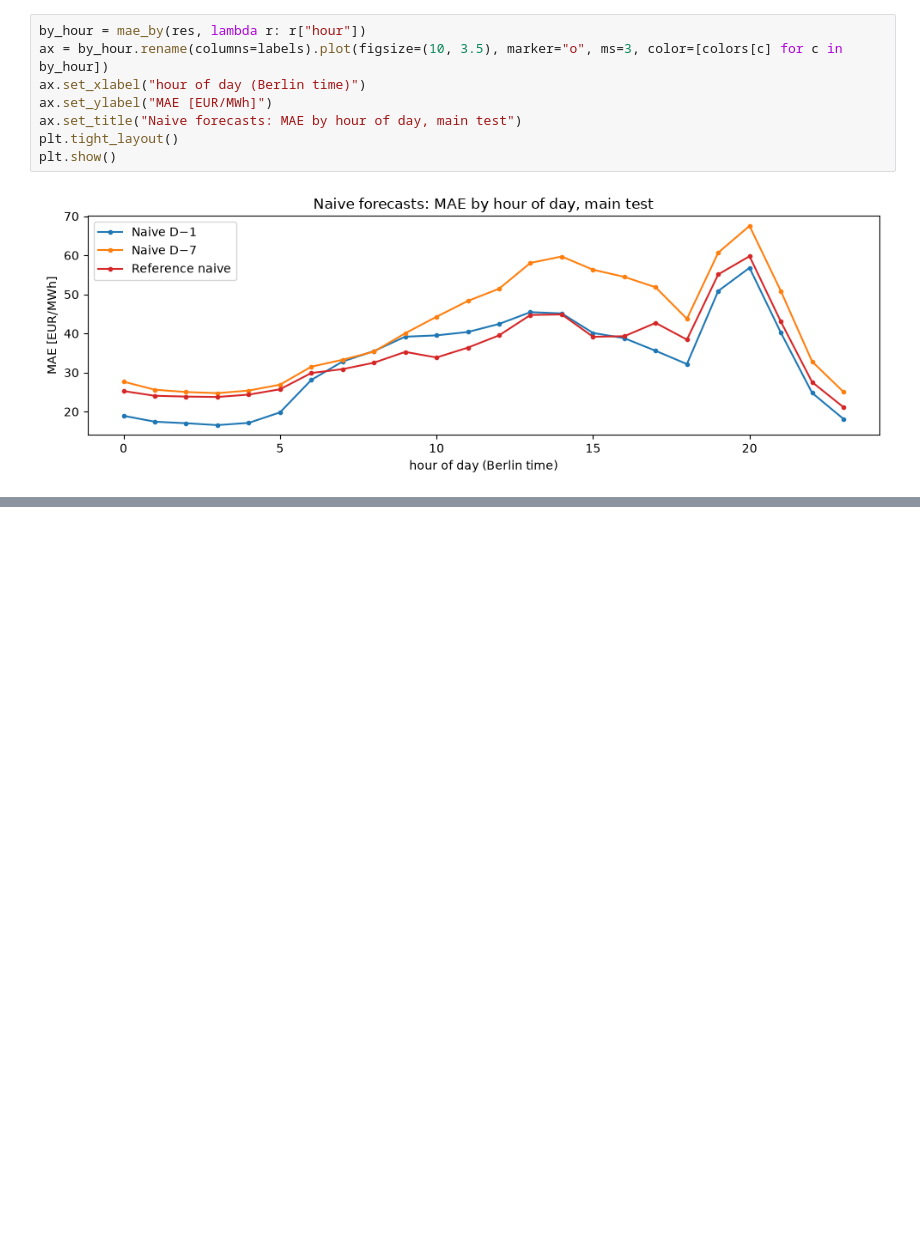
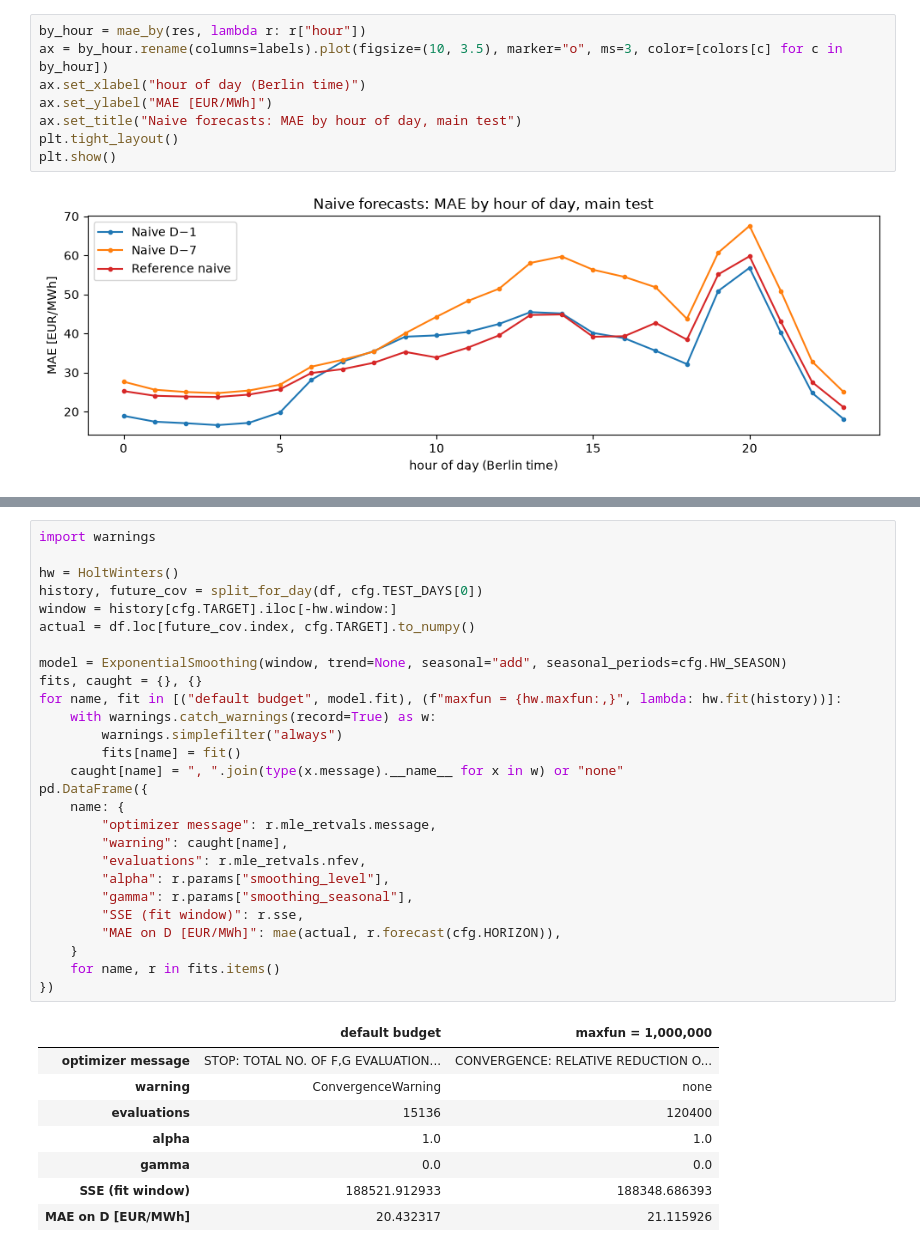
Before and after one commit to aladinsn/electricity-price-forecasting, a Jupyter notebook: notebooks/03_baselines.ipynb, the cells around one changed output, grey strips where cells are left out. Drawn from its saved outputs; the diff is of its cells as text; blank space fills up the shorter version.

```diff
--- a/notebooks/03_baselines.ipynb
+++ b/notebooks/03_baselines.ipynb
@@ -164,0 +225,36 @@ plt.show()
+# %%
+import warnings
+
+hw = HoltWinters()
+history, future_cov = split_for_day(df, cfg.TEST_DAYS[0])
+window = history[cfg.TARGET].iloc[-hw.window:]
+actual = df.loc[future_cov.index, cfg.TARGET].to_numpy()
+
+model = ExponentialSmoothing(window, trend=None, seasonal="add", seasonal_periods=cfg.HW_SEASON)
+fits, caught = {}, {}
+for name, fit in [("default budget", model.fit), (f"maxfun = {hw.maxfun:,}", lambda: hw.fit(history))]:
+    with warnings.catch_warnings(record=True) as w:
+        warnings.simplefilter("always")
+        fits[name] = fit()
+    caught[name] = ", ".join(type(x.message).__name__ for x in w) or "none"
+pd.DataFrame({
+    name: {
+        "optimizer message": r.mle_retvals.message,
+        "warning": caught[name],
+        "evaluations": r.mle_retvals.nfev,
+        "alpha": r.params["smoothing_level"],
+        "gamma": r.params["smoothing_seasonal"],
+        "SSE (fit window)": r.sse,
+        "MAE on D [EUR/MWh]": mae(actual, r.forecast(cfg.HORIZON)),
+    }
+    for name, r in fits.items()
+})
+# %% [output]
+|  | default budget | maxfun = 1,000,000 |
+| optimizer message | STOP: TOTAL NO. OF F,G EVALUATION... | CONVERGENCE: RELATIVE REDUCTION O... |
+| warning | ConvergenceWarning | none |
+| evaluations | 15136 | 120400 |
+| alpha | 1.0 | 1.0 |
+| gamma | 0.0 | 0.0 |
+| SSE (fit window) | 188521.912933 | 188348.686393 |
+| MAE on D [EUR/MWh] | 20.432317 | 21.115926 |
```
Also changed, not shown: parts of 16 cells of this notebook, 2 other files.
